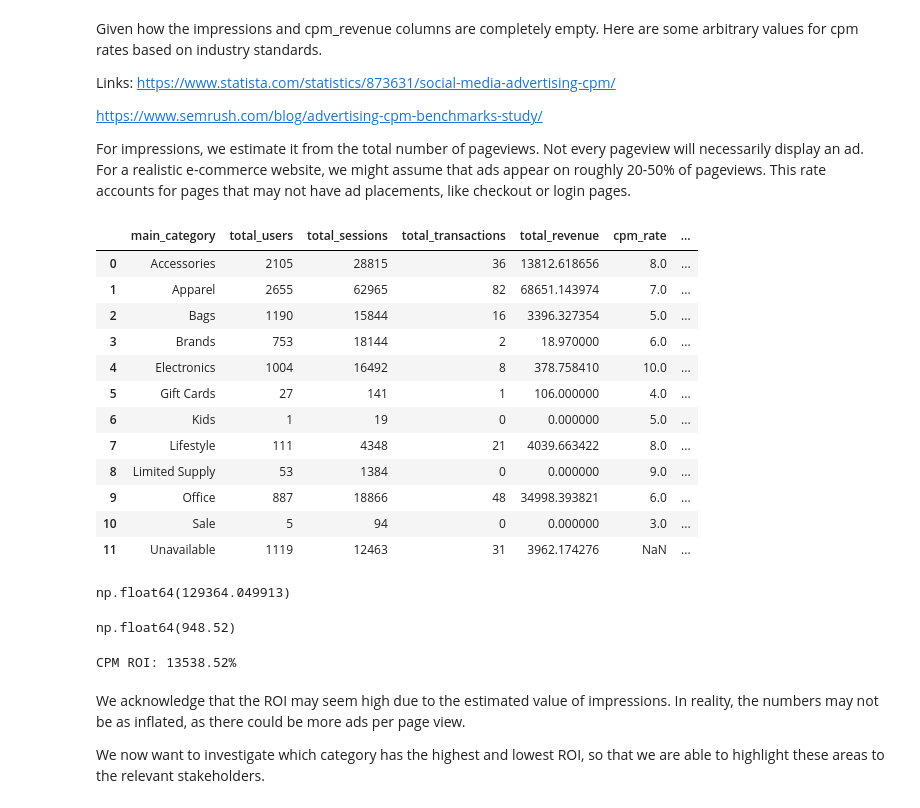
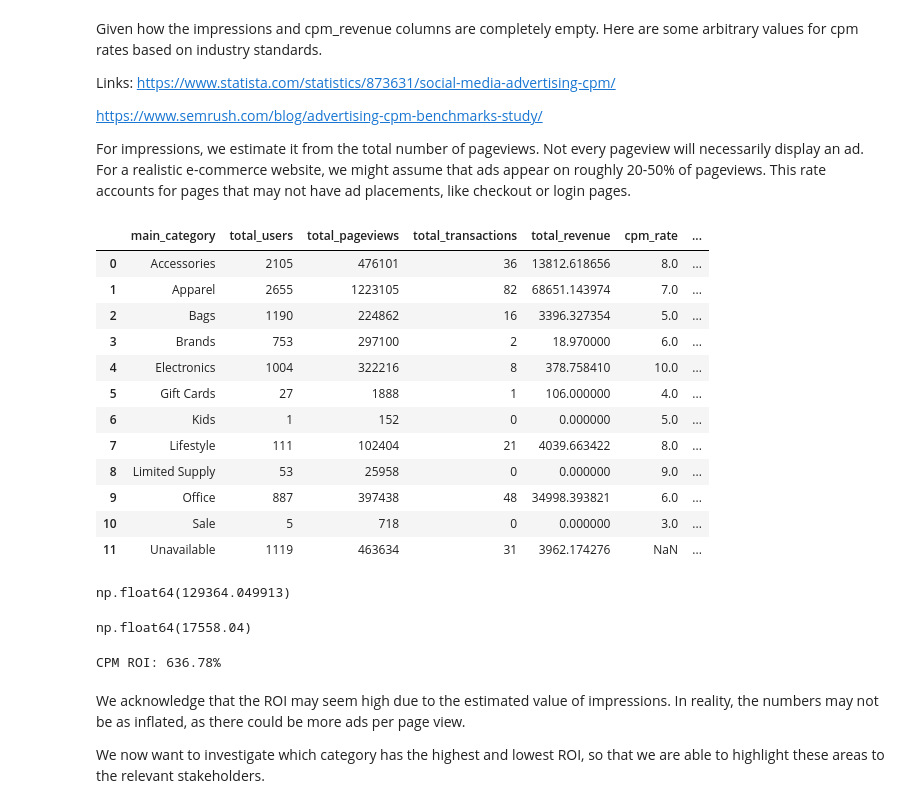
Before and after one commit to MhT-an/DSA3101-E-commerce, a Jupyter notebook: Notebooks/Customer_Behavior_and_Sales_Analysis/Marketing_Effectiveness/ROI of Marketing Channels.ipynb, the cells around one changed output. Cells and saved outputs as stored; diff of their text form; code cells hidden in the pictures.

```diff
--- a/Notebooks/Customer_Behavior_and_Sales_Analysis/Marketing_Effectiveness/ROI of Marketing Channels.ipynb
+++ b/Notebooks/Customer_Behavior_and_Sales_Analysis/Marketing_Effectiveness/ROI of Marketing Channels.ipynb
@@ -113,7 +113,7 @@ query = '''
         trafficSource.medium AS channel,
         product.v2ProductCategory AS product_category,
         COUNT(DISTINCT fullVisitorId) AS total_users,
-        COUNT(*) AS total_sessions,
+        SUM(totals.pageviews) AS total_pageviews,
         COUNT(DISTINCT hits.transaction.transactionID) AS total_transactions,
         SUM(IFNULL(product.productRevenue / 1e6, 0)) AS total_revenue -- converting from micros
     FROM
@@ -311,7 +311,7 @@ result_cpm = (
     .groupby('main_category')  # Group by main_category
     .agg({
         'total_users': 'sum',
-        'total_sessions': 'sum',
+        'total_pageviews': 'sum',
         'total_transactions': 'sum',
         'total_revenue': 'sum'
     })  # Aggregate sums
@@ -371,37 +371,37 @@ For impressions, we estimate it from the total number of pageviews. Not every pa
 # %%
 # Define categories and arbitrary values for CPM rate and impressions
 cpm_data = {
     'main_category': ['Accessories', 'Apparel', 'Bags', 'Brands', 'Electronics',
                       'Gift Cards', 'Kids', 'Lifestyle', 'Limited Supply', 'Office',
                       'Other', 'Sale'],
     'cpm_rate': [8, 7, 5, 6, 10, 4, 5, 8, 9, 6, 7, 3]  # Arbitrary CPM rates in dollars
 }
 
 # Create a DataFrame
 cpm_df = pd.DataFrame(cpm_data)
 
 # Merge DataFrame based on category
 result_cpm = pd.merge(result_cpm, cpm_df, on='main_category', how='left')
 
 # Calculate the CPM revenue based on impressions and CPM rate
-result_cpm['total_impressions'] = round(result_cpm['total_sessions'] * 0.8)  # Assuming 80% of pageviews display ads
+result_cpm['total_impressions'] = round(result_cpm['total_pageviews'] * 0.8)  # Assuming 80% of pageviews display ads
 result_cpm['total_cost'] = round((result_cpm['total_impressions'] / 1000) * result_cpm['cpm_rate'], 2)
 
 result_cpm
 # %% [output]
-|  | main_category | total_users | total_sessions | total_transactions | total_revenue | cpm_rate | ... |
-| 0 | Accessories | 2105 | 28815 | 36 | 13812.618656 | 8.0 | ... |
-| 1 | Apparel | 2655 | 62965 | 82 | 68651.143974 | 7.0 | ... |
-| 2 | Bags | 1190 | 15844 | 16 | 3396.327354 | 5.0 | ... |
-| 3 | Brands | 753 | 18144 | 2 | 18.970000 | 6.0 | ... |
-| 4 | Electronics | 1004 | 16492 | 8 | 378.758410 | 10.0 | ... |
-| 5 | Gift Cards | 27 | 141 | 1 | 106.000000 | 4.0 | ... |
-| 6 | Kids | 1 | 19 | 0 | 0.000000 | 5.0 | ... |
-| 7 | Lifestyle | 111 | 4348 | 21 | 4039.663422 | 8.0 | ... |
-| 8 | Limited Supply | 53 | 1384 | 0 | 0.000000 | 9.0 | ... |
-| 9 | Office | 887 | 18866 | 48 | 34998.393821 | 6.0 | ... |
-| 10 | Sale | 5 | 94 | 0 | 0.000000 | 3.0 | ... |
-| 11 | Unavailable | 1119 | 12463 | 31 | 3962.174276 | NaN | ... |
+|  | main_category | total_users | total_pageviews | total_transactions | total_revenue | cpm_rate | ... |
+| 0 | Accessories | 2105 | 476101 | 36 | 13812.618656 | 8.0 | ... |
+| 1 | Apparel | 2655 | 1223105 | 82 | 68651.143974 | 7.0 | ... |
+| 2 | Bags | 1190 | 224862 | 16 | 3396.327354 | 5.0 | ... |
+| 3 | Brands | 753 | 297100 | 2 | 18.970000 | 6.0 | ... |
+| 4 | Electronics | 1004 | 322216 | 8 | 378.758410 | 10.0 | ... |
+| 5 | Gift Cards | 27 | 1888 | 1 | 106.000000 | 4.0 | ... |
+| 6 | Kids | 1 | 152 | 0 | 0.000000 | 5.0 | ... |
+| 7 | Lifestyle | 111 | 102404 | 21 | 4039.663422 | 8.0 | ... |
+| 8 | Limited Supply | 53 | 25958 | 0 | 0.000000 | 9.0 | ... |
+| 9 | Office | 887 | 397438 | 48 | 34998.393821 | 6.0 | ... |
+| 10 | Sale | 5 | 718 | 0 | 0.000000 | 3.0 | ... |
+| 11 | Unavailable | 1119 | 463634 | 31 | 3962.174276 | NaN | ... |
 # %%
 result_cpm['total_revenue'].sum()
 # %% [output]
@@ -410,12 +410,12 @@ np.float64(129364.049913)
 cost_cpm = result_cpm['total_cost'].sum()
 cost_cpm
 # %% [output]
-np.float64(948.52)
+np.float64(17558.04)
 # %%
 cpm_roi = (sum(result_cpm['total_revenue']) - cost_cpm) / cost_cpm * 100
 print("\nCPM ROI: {:.2f}%".format(cpm_roi))
 # %% [output]
-CPM ROI: 13538.52%
+CPM ROI: 636.78%
 # %% [markdown]
 We acknowledge that the ROI may seem high due to the estimated value of impressions. In reality, the numbers may not be as inflated, as there could be more ads per page view.
 
```
Also changed, not shown: parts of 22 cells of this notebook.
